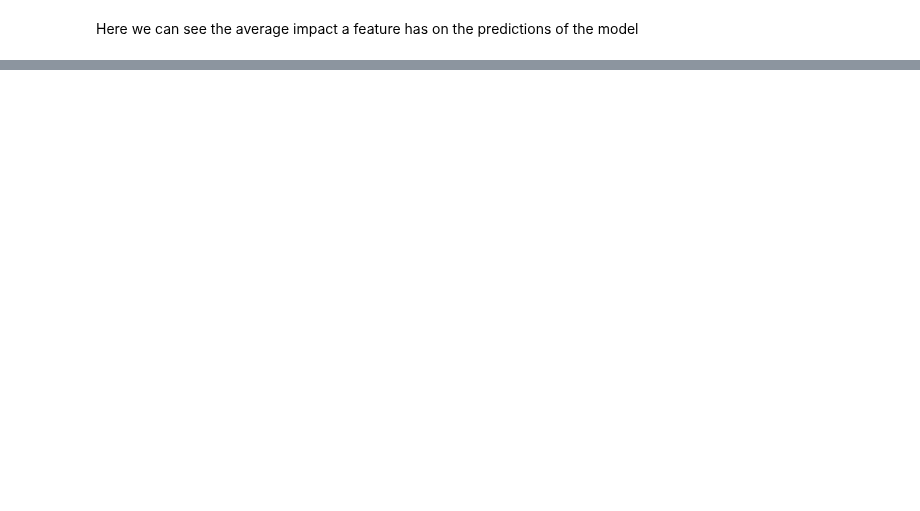
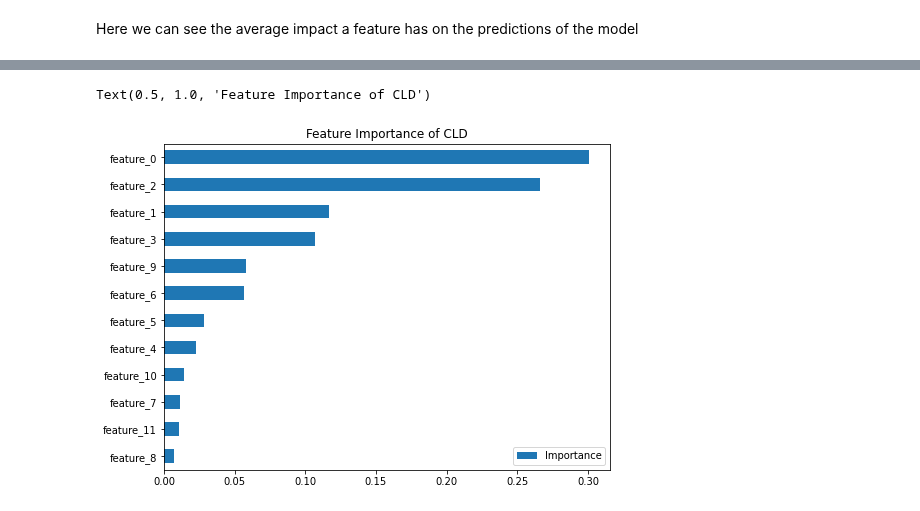
Before and after one commit to Revanchist317/ATiML-Project, a Jupyter notebook: PASCAL_constrained_clustering.ipynb, the cells around one changed output, grey strips where cells are left out. Saved outputs shown, nothing was run; the diff lists cells and outputs as text; code cells hidden in the pictures; blank space fills up the shorter version.

```diff
--- a/PASCAL_constrained_clustering.ipynb
+++ b/PASCAL_constrained_clustering.ipynb
@@ -957,0 +931,8 @@ shap.summary_plot(shap_values, features)
+# %%
+feat_importances = pd.DataFrame(clf_cld.feature_importances_, index=[f'feature_{i}'for i in range(cld.shape[1])], columns=["Importance"])
+feat_importances.sort_values(by='Importance', ascending=False, inplace=True)
+feat_importances.iloc[::-1].plot(kind='barh', figsize=(8,6))
+plt.title("Feature Importance of CLD")
+# %% [output]
+Text(0.5, 1.0, 'Feature Importance of CLD')
+[figure, added]
```
Also changed, not shown: parts of 42 cells of this notebook.
